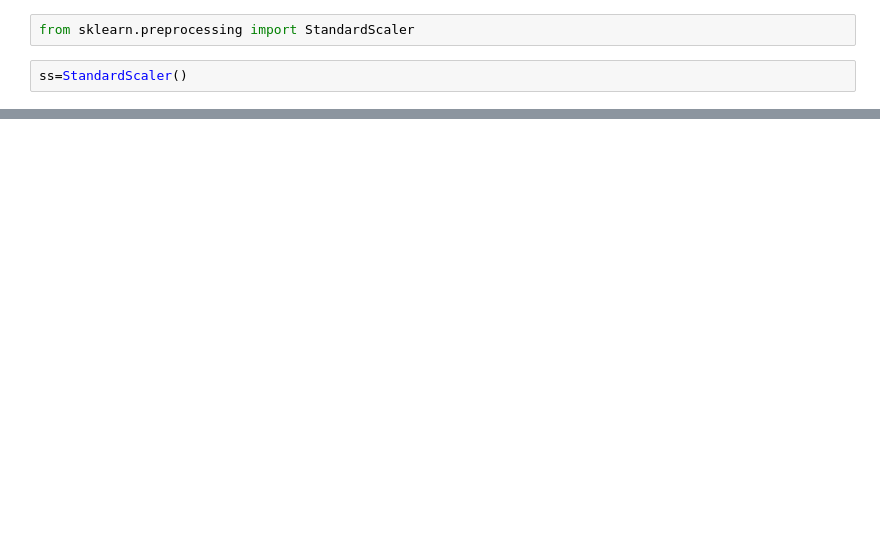
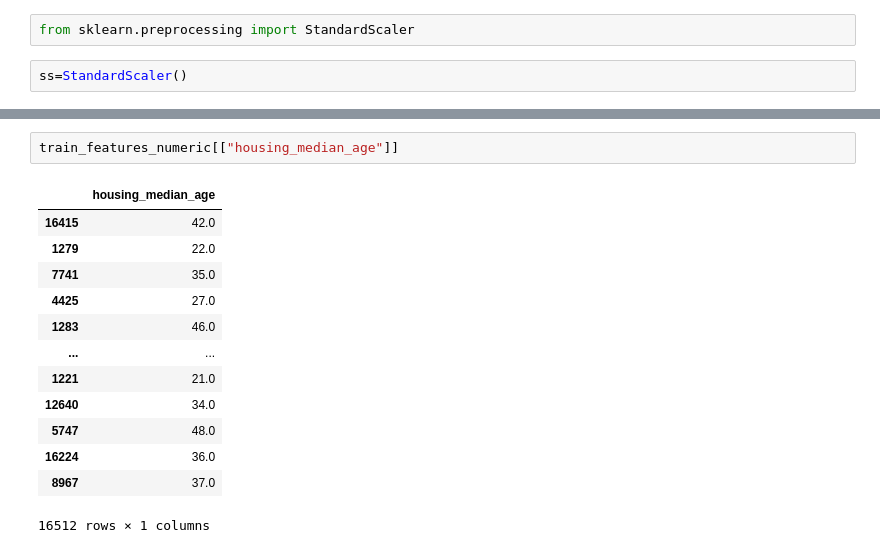
Before and after one commit to Zarpoosh/Mavhine-Learning, a Jupyter notebook: fradars/Untitled.ipynb, the cells around one changed output, grey strips where cells are left out. Cells and saved outputs as stored; diff of their text form; blank space fills up the shorter version.

```diff
--- a/fradars/Untitled.ipynb
+++ b/fradars/Untitled.ipynb
@@ -424,0 +547,16 @@ NameError: name 'train_features_numeric' is not defined
+# %%
+train_features_numeric[["housing_median_age"]]
+# %% [output]
+|  | housing_median_age |
+| 16415 | 42.0 |
+| 1279 | 22.0 |
+| 7741 | 35.0 |
+| 4425 | 27.0 |
+| 1283 | 46.0 |
+| ... | ... |
+| 1221 | 21.0 |
+| 12640 | 34.0 |
+| 5747 | 48.0 |
+| 16224 | 36.0 |
+| 8967 | 37.0 |
+16512 rows × 1 columns
```
Also changed, not shown: parts of 40 cells of this notebook.
